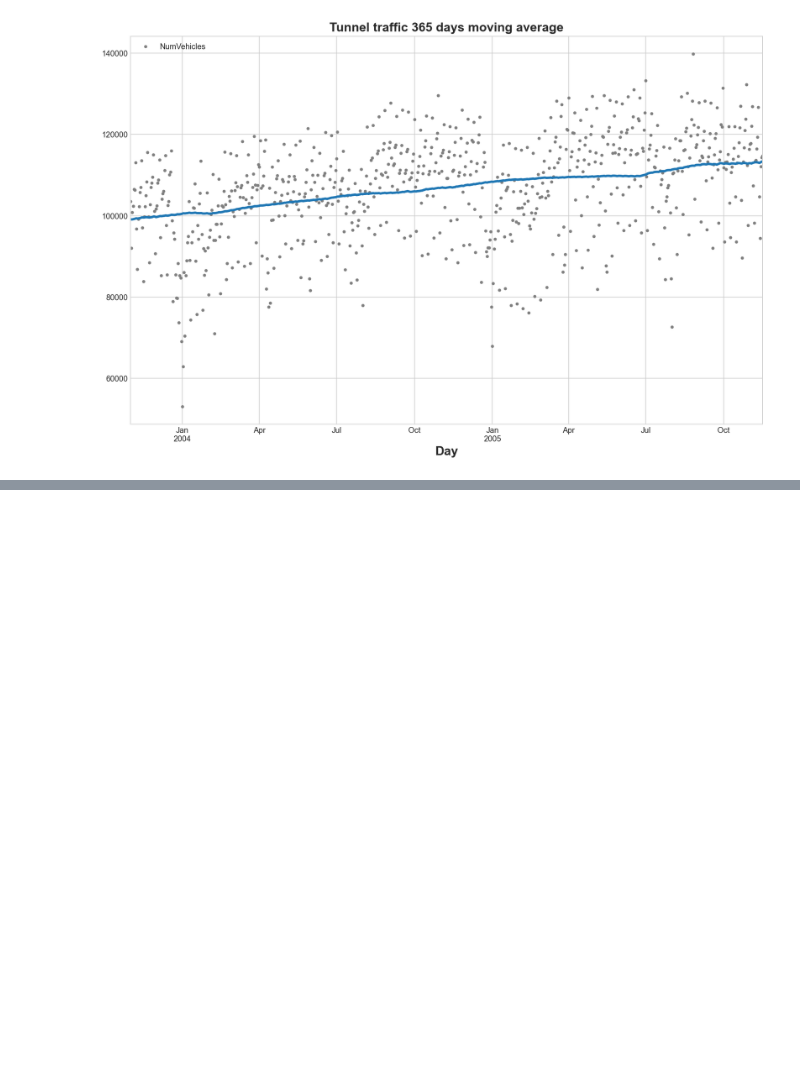
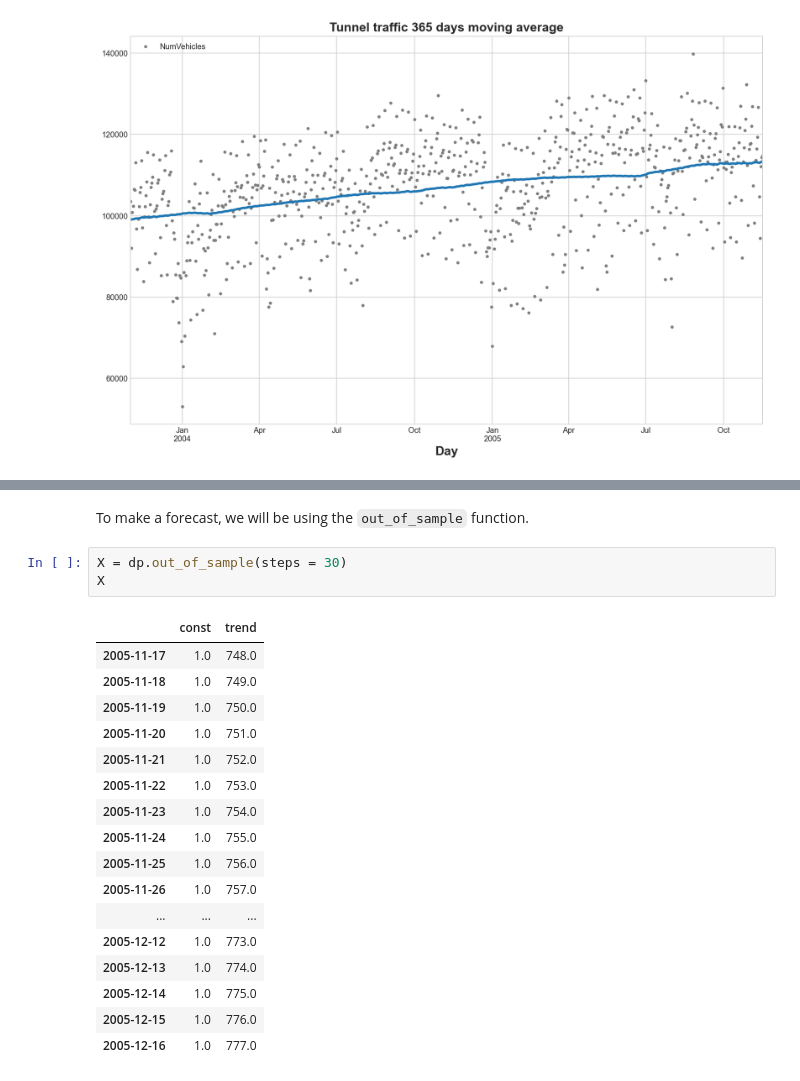
Before and after one commit to JudsonMorgan/Time-series, a Jupyter notebook: Moving-average-plot.ipynb, the cells around one changed output, grey strips where cells are left out. Drawn from its saved outputs; the diff is of its cells as text; blank space fills up the shorter version.

```diff
--- a/Moving-average-plot.ipynb
+++ b/Moving-average-plot.ipynb
@@ -70,0 +106,23 @@ from statsmodels.tsa.deterministic import DeterministicProcess
+# %% [markdown]
+To make a forecast, we will be using the `out_of_sample` function.
+# %%
+X = dp.out_of_sample(steps = 30)
+X
+# %% [output]
+|  | const | trend |
+| 2005-11-17 | 1.0 | 748.0 |
+| 2005-11-18 | 1.0 | 749.0 |
+| 2005-11-19 | 1.0 | 750.0 |
+| 2005-11-20 | 1.0 | 751.0 |
+| 2005-11-21 | 1.0 | 752.0 |
+| 2005-11-22 | 1.0 | 753.0 |
+| 2005-11-23 | 1.0 | 754.0 |
+| 2005-11-24 | 1.0 | 755.0 |
+| 2005-11-25 | 1.0 | 756.0 |
+| 2005-11-26 | 1.0 | 757.0 |
+| ... | ... | ... |
+| 2005-12-12 | 1.0 | 773.0 |
+| 2005-12-13 | 1.0 | 774.0 |
+| 2005-12-14 | 1.0 | 775.0 |
+| 2005-12-15 | 1.0 | 776.0 |
+| 2005-12-16 | 1.0 | 777.0 |
```
Also changed, not shown: parts of 8 cells of this notebook.
